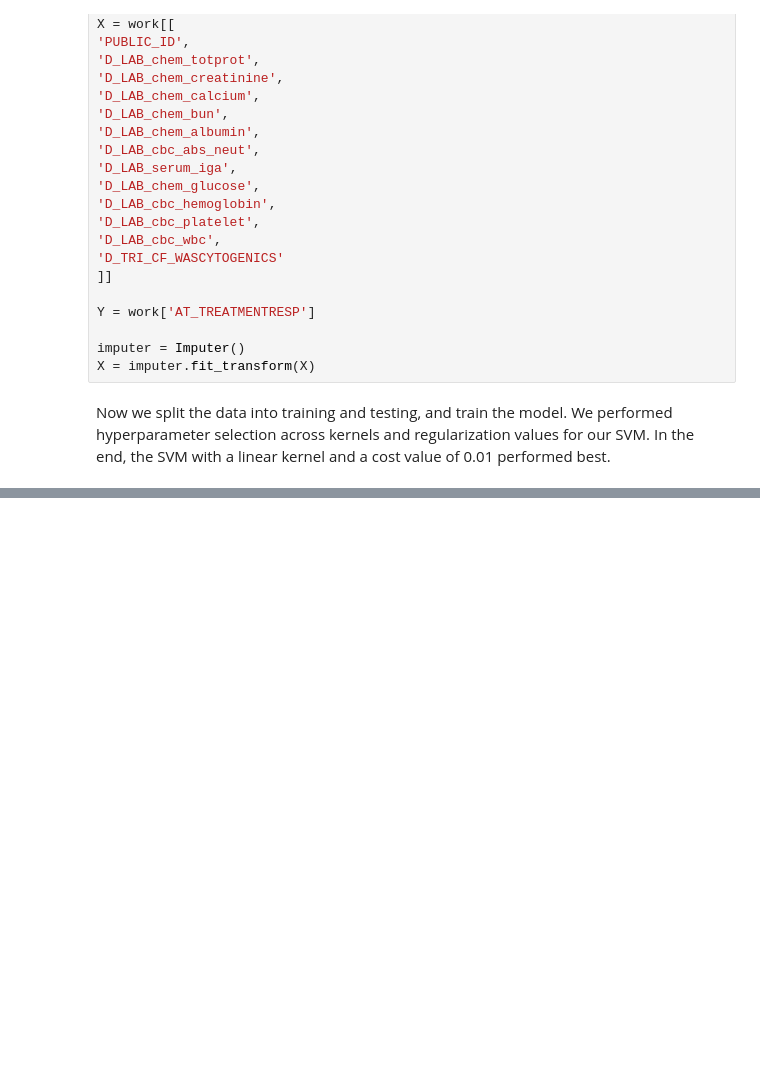
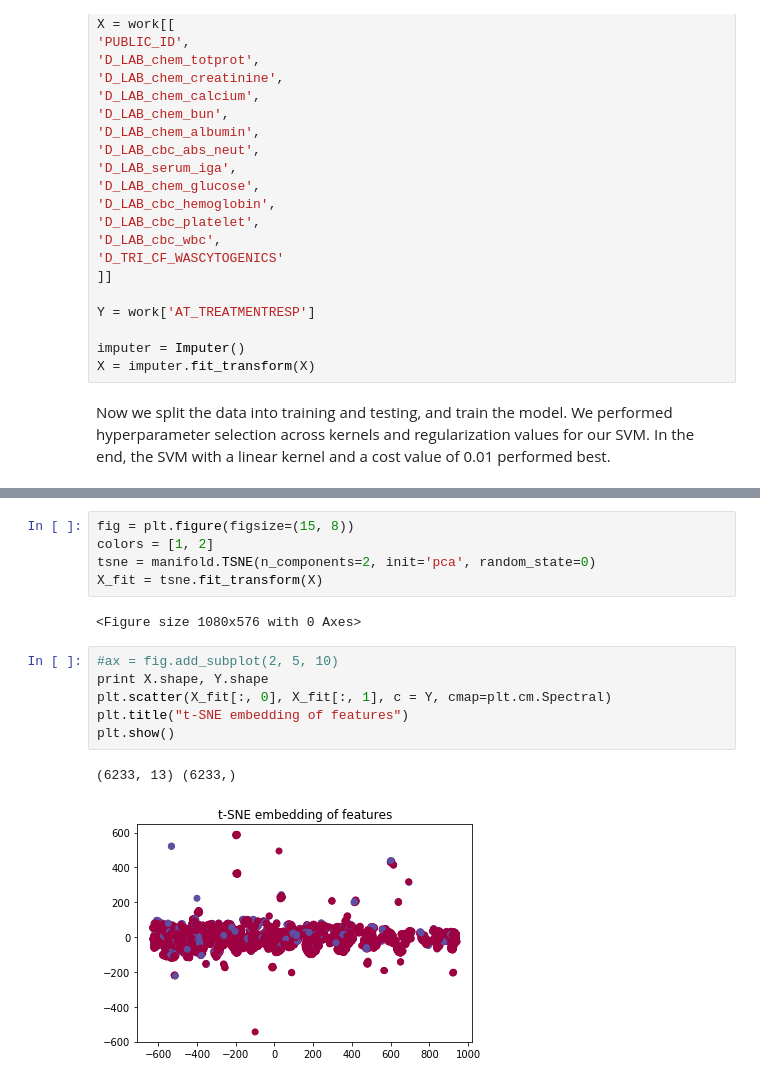
Before and after one commit to mejiaga/myeloma, a Jupyter notebook: src/researcher-interface.ipynb, the cells around one changed output, grey strips where cells are left out. Drawn from its saved outputs; the diff is of its cells as text; blank space fills up the shorter version.

```diff
--- a/src/researcher-interface.ipynb
+++ b/src/researcher-interface.ipynb
@@ -145,0 +195,16 @@ cm[0][1]
+# %%
+fig = plt.figure(figsize=(15, 8))
+colors = [1, 2]
+tsne = manifold.TSNE(n_components=2, init='pca', random_state=0)
+X_fit = tsne.fit_transform(X)
+# %% [output]
+<Figure size 1080x576 with 0 Axes>
+# %%
+#ax = fig.add_subplot(2, 5, 10)
+print X.shape, Y.shape
+plt.scatter(X_fit[:, 0], X_fit[:, 1], c = Y, cmap=plt.cm.Spectral)
+plt.title("t-SNE embedding of features")
+plt.show()
+# %% [output]
+(6233, 13) (6233,)
+[figure, added]
```
Also changed, not shown: parts of 5 cells of this notebook.
